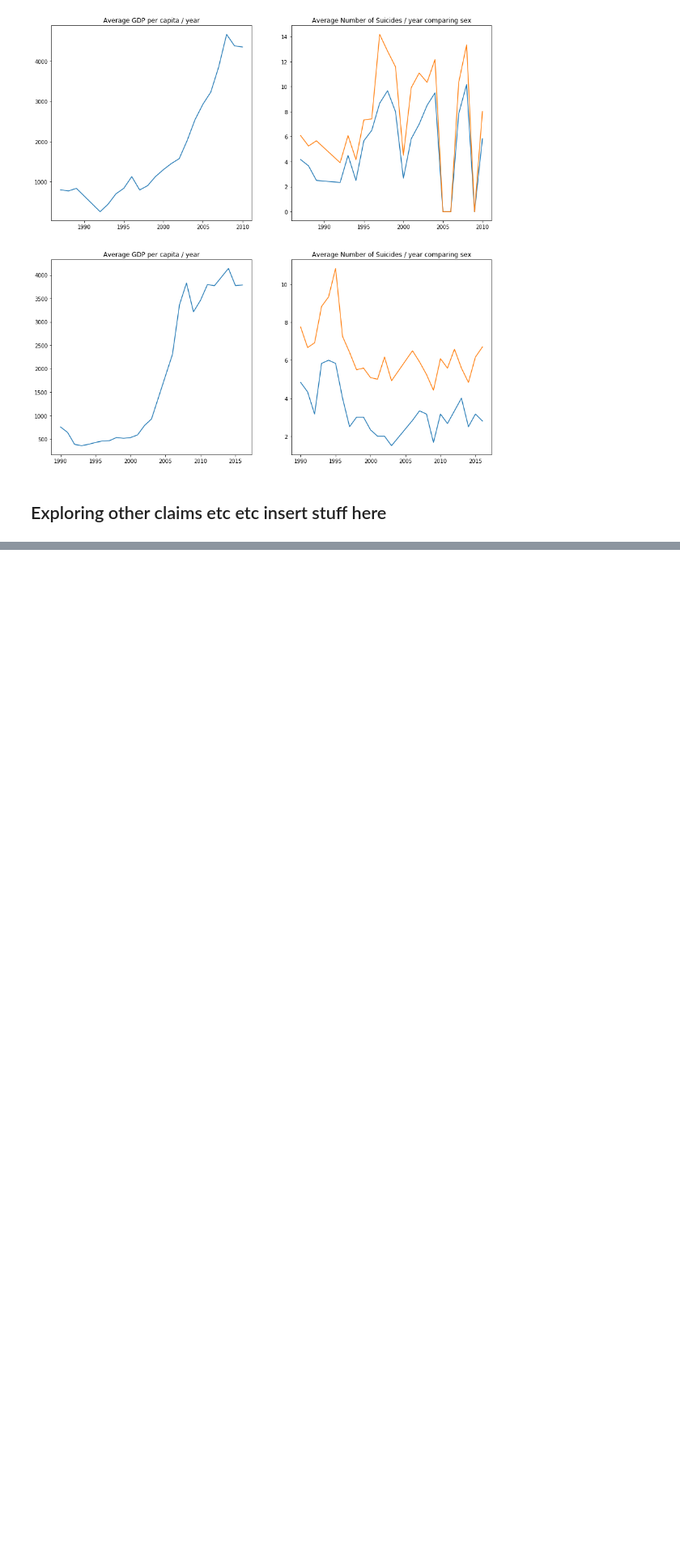
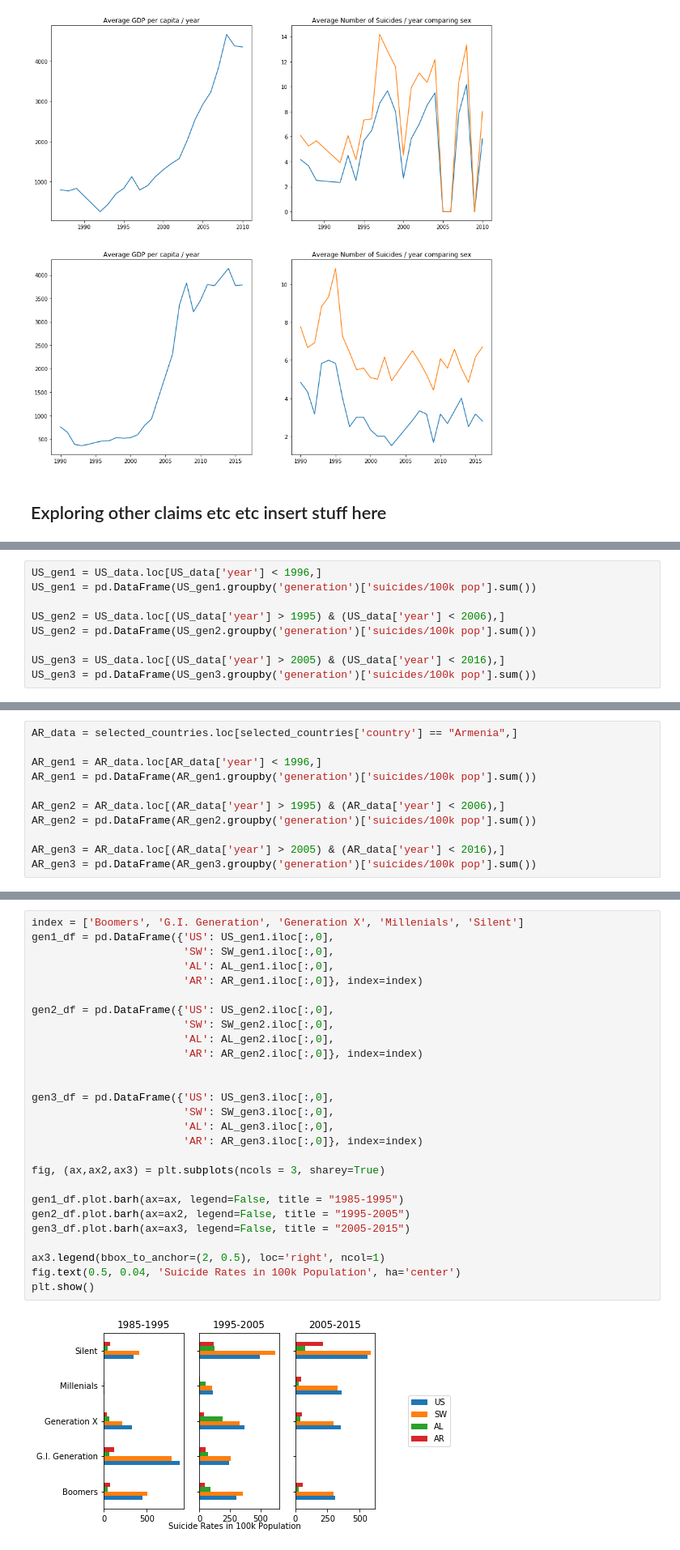
Before and after one commit to edalrami/anlt232_hw1, a Jupyter notebook: hw1.ipynb, the cells around one changed output, grey strips where cells are left out. Shown at 81% size. Cells and saved outputs as stored; diff of their text form; blank space fills up the shorter version.

Commit message:
Added horizontal bar chart comparing generations over time

```diff
--- a/hw1.ipynb
+++ b/hw1.ipynb
@@ -257,0 +243,9 @@ plt.plot(data[(data['country'].str.contains('Armenia'))
+# %%
+US_gen1 = US_data.loc[US_data['year'] < 1996,]
+US_gen1 = pd.DataFrame(US_gen1.groupby('generation')['suicides/100k pop'].sum())
+
+US_gen2 = US_data.loc[(US_data['year'] > 1995) & (US_data['year'] < 2006),]
+US_gen2 = pd.DataFrame(US_gen2.groupby('generation')['suicides/100k pop'].sum())
+
+US_gen3 = US_data.loc[(US_data['year'] > 2005) & (US_data['year'] < 2016),]
+US_gen3 = pd.DataFrame(US_gen3.groupby('generation')['suicides/100k pop'].sum())
@@ -257,0 +274,11 @@ plt.plot(data[(data['country'].str.contains('Armenia'))
+# %%
+AR_data = selected_countries.loc[selected_countries['country'] == "Armenia",]
+
+AR_gen1 = AR_data.loc[AR_data['year'] < 1996,]
+AR_gen1 = pd.DataFrame(AR_gen1.groupby('generation')['suicides/100k pop'].sum())
+
+AR_gen2 = AR_data.loc[(AR_data['year'] > 1995) & (AR_data['year'] < 2006),]
+AR_gen2 = pd.DataFrame(AR_gen2.groupby('generation')['suicides/100k pop'].sum())
+
+AR_gen3 = AR_data.loc[(AR_data['year'] > 2005) & (AR_data['year'] < 2016),]
+AR_gen3 = pd.DataFrame(AR_gen3.groupby('generation')['suicides/100k pop'].sum())
@@ -257,0 +325,29 @@ plt.plot(data[(data['country'].str.contains('Armenia'))
+# %%
+index = ['Boomers', 'G.I. Generation', 'Generation X', 'Millenials', 'Silent']
+gen1_df = pd.DataFrame({'US': US_gen1.iloc[:,0],
+                        'SW': SW_gen1.iloc[:,0],
+                        'AL': AL_gen1.iloc[:,0],
+                        'AR': AR_gen1.iloc[:,0]}, index=index)
+
+gen2_df = pd.DataFrame({'US': US_gen2.iloc[:,0],
+                        'SW': SW_gen2.iloc[:,0],
+                        'AL': AL_gen2.iloc[:,0],
+                        'AR': AR_gen2.iloc[:,0]}, index=index)
+
+
+gen3_df = pd.DataFrame({'US': US_gen3.iloc[:,0],
+                        'SW': SW_gen3.iloc[:,0],
+                        'AL': AL_gen3.iloc[:,0],
+                        'AR': AR_gen3.iloc[:,0]}, index=index)
+
+fig, (ax,ax2,ax3) = plt.subplots(ncols = 3, sharey=True)
+
+gen1_df.plot.barh(ax=ax, legend=False, title = "1985-1995")
+gen2_df.plot.barh(ax=ax2, legend=False, title = "1995-2005")
+gen3_df.plot.barh(ax=ax3, legend=False, title = "2005-2015")
+
+ax3.legend(bbox_to_anchor=(2, 0.5), loc='right', ncol=1)
+fig.text(0.5, 0.04, 'Suicide Rates in 100k Population', ha='center')
+plt.show()
+# %% [output]
+[figure, added]
```
Also changed, not shown: parts of 12 cells of this notebook, 1 other file.
